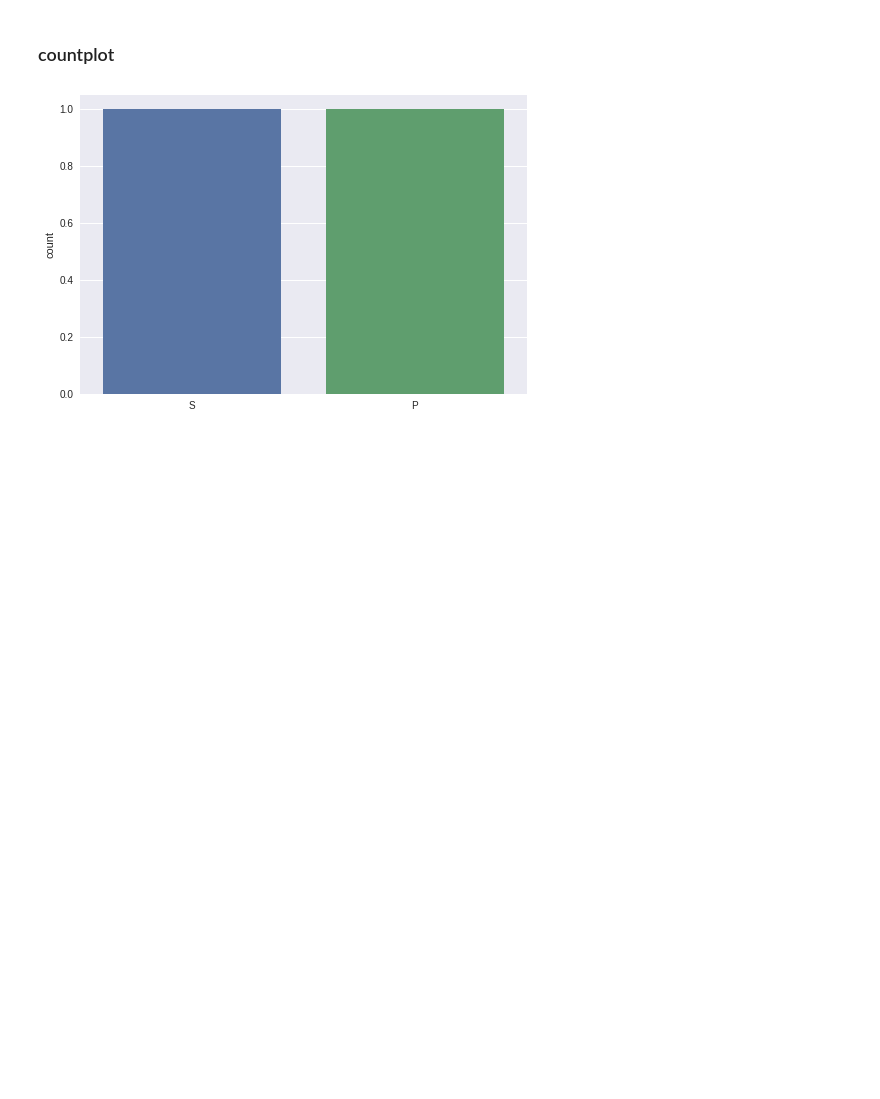
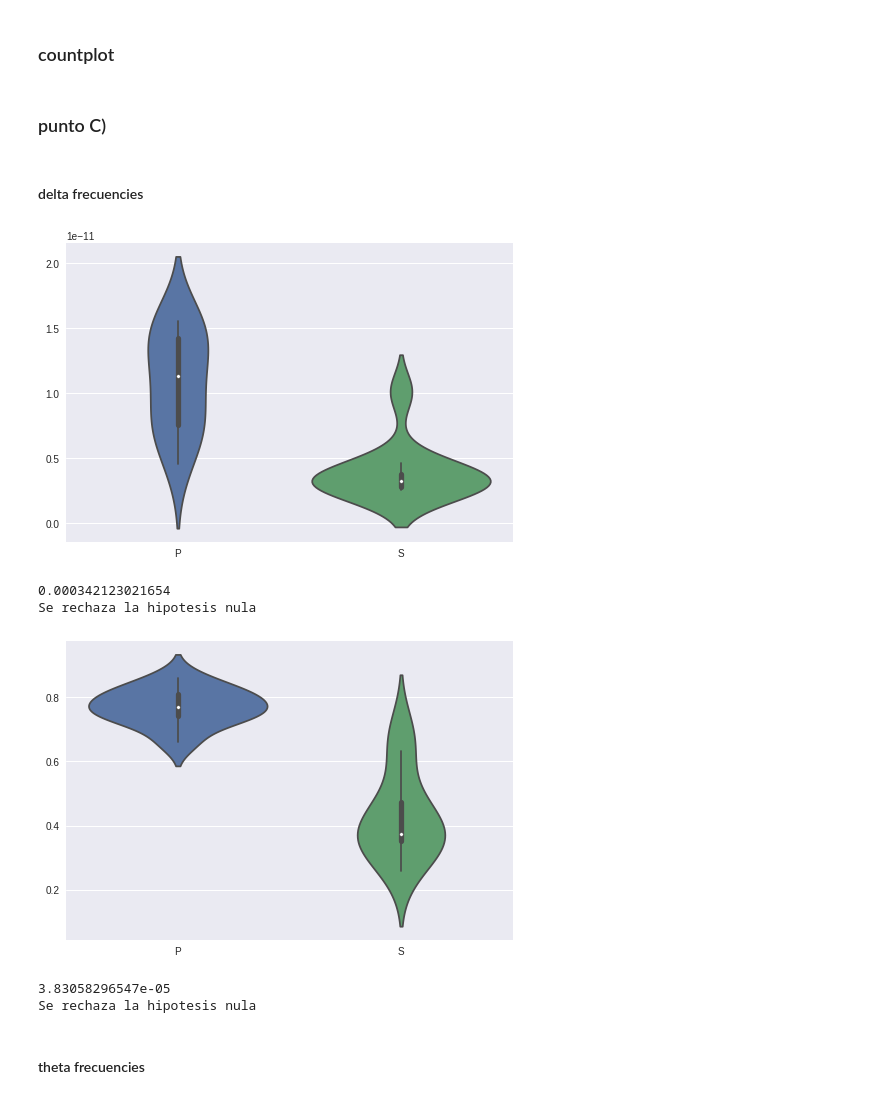
Before and after one commit to MascittiJA/CienciaDatos, a Jupyter notebook: TP2/ejercicio-1-c.ipynb, the cells around one changed output. Saved outputs shown, nothing was run; the diff lists cells and outputs as text; code cells hidden in the pictures; blank space fills up the shorter version.

```diff
--- a/TP2/ejercicio-1-c.ipynb
+++ b/TP2/ejercicio-1-c.ipynb
@@ -151,8 +160,35 @@ sns.plt.show()
 # %% [markdown]
 ### countplot
-# %%
-ax = sns.countplot(x=("S","P"), data=df)
-sns.plt.show()
-# REVISAR
-# %% [output]
-[figure, removed]
+# %% [markdown]
+### punto C)
+# %%
+def plot_violin(df):
+    ax = sns.violinplot(data=df)
+    ax.set_autoscaley_on(True)
+    sns.plt.show()
+
+def test_same_mean(data1, data2):
+    t, p_value = sp.stats.ttest_rel(data1, data2)
+    print(p_value)
+    return "No hay evidencia suficiente para rechazar la hipotesis nula" if (p_value > 0.05) else "Se rechaza la hipotesis nula"
+# %% [markdown]
+#### delta frecuencies
+# %%
+df = pd.DataFrame(delta, columns=list('PS'))
+plot_violin(df)
+
+print(test_same_mean(df['P'], df['S']))
+
+df = pd.DataFrame(delta_norm, columns=list('PS'))
+plot_violin(df)
+
+print(test_same_mean(df['P'], df['S']))
+# %% [output]
+[figure, added]
+0.000342123021654
+Se rechaza la hipotesis nula
+[figure, added]
+3.83058296547e-05
+Se rechaza la hipotesis nula
+# %% [markdown]
+#### theta frecuencies
```
Also changed, not shown: parts of 13 cells of this notebook.
